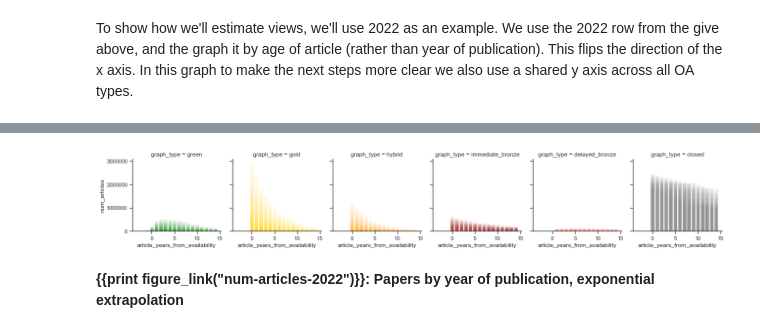
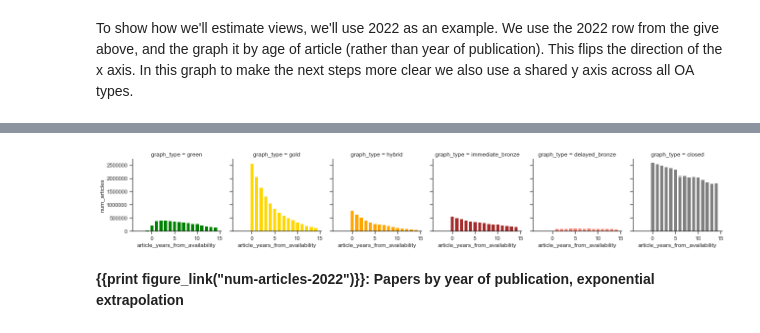
Before and after one commit to ourresearch/future-oa, a Jupyter notebook: manuscript.ipynb, the cells around one changed output, grey strips where cells are left out. Cells and saved outputs as stored; diff of their text form; code cells hidden in the pictures.

```diff
--- a/manuscript.ipynb
+++ b/manuscript.ipynb
@@ -451,7 +452,8 @@ def graph_available_papers_in_observation_year_by_pubdate(graph_type, data, obse
 # %%
 def get_papers_by_availability_year_including_future(graph_type, start_year, end_year):
     start_calc_year = 2009
-    now_year = 2015
+#     now_year = 2015  # HAP
+    now_year = 2018
     offset = 0
     global final_extraps
 
@@ -2598,6 +2542,6 @@ my_year = 2022
 data_now = papers_by_availability_year_total_2022.loc[papers_by_availability_year_total_2022["article_years_from_availability"] < 15]
 data_now["publication_year"] = my_year - data_now["article_years_from_availability"]
 g = sns.FacetGrid(data_now, col="graph_type", hue="graph_type", col_order=graph_type_order, hue_order=graph_type_order, palette=my_cmap_graph_type)
-kws = dict(alpha=0.1)
+kws = dict()
 g.map(plt.bar, "article_years_from_availability", "num_articles", **kws);
 # %% [output]
@@ -2605,4 +2549,4 @@ loading cached value for variable 'papers_by_availability_year_total_2022'. Time
-[figure, old version]
+[figure, new version]
 # %% [markdown]
 **{{print figure_link("num-articles-2022")}}: Papers by year of publication, exponential extrapolation**
 # %% [markdown]
```
Also changed, not shown: parts of 56 cells of this notebook, 2 other files.
